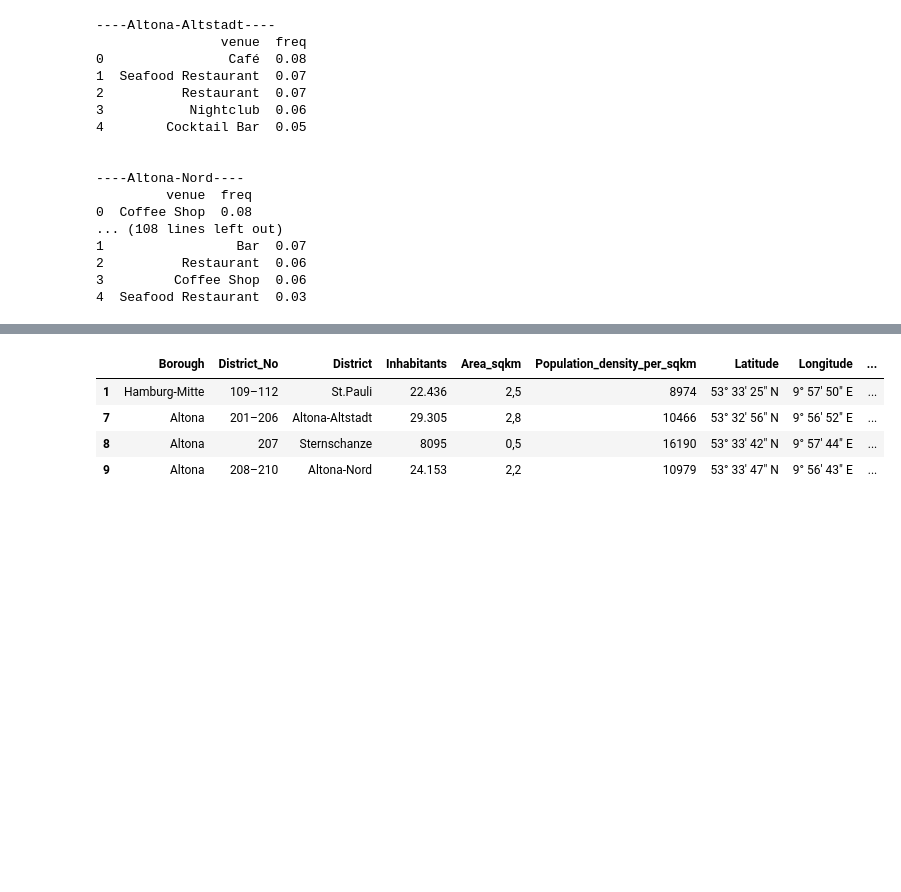
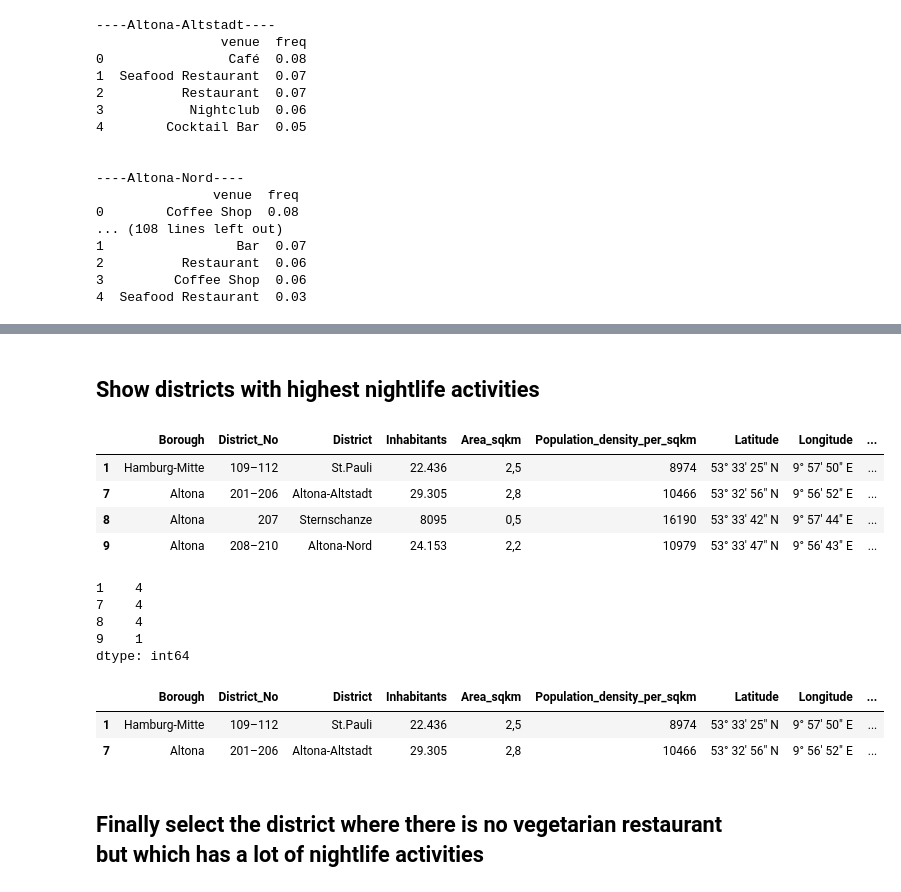
Before and after one commit to deJaneiro71/coursera-capstone-project, a Jupyter notebook: Coursera - final Capstone project.ipynb, the cells around one changed output, grey strips where cells are left out. Drawn from its saved outputs; the diff is of its cells as text; code cells hidden in the pictures; blank space fills up the shorter version.

```diff
--- a/Coursera - final Capstone project.ipynb
+++ b/Coursera - final Capstone project.ipynb
@@ -675,5 +673,7 @@ hamburg_merged.loc[hamburg_merged['Cluster Labels'] == 3, hamburg_merged.columns
+# %% [markdown]
+## Show districts with highest nightlife activities
 # %%
-venue_kind = ['Bar', 'Cocktail Bar', 'Nightclub', 'Pub']
+venue_kind = ['Bar', 'Cocktail Bar', 'Nightclub', 'Pub', 'Gastropub', 'Music Venue']
 cond1 = hamburg_merged["1st_Most_Common_Venue"].isin(venue_kind)
 cond2 = hamburg_merged["2nd_Most_Common_Venue"].isin(venue_kind)
 cond3 = hamburg_merged["3rd_Most_Common_Venue"].isin(venue_kind)
@@ -690,3 +690,22 @@ hh_nightlife_districts
 | 7 | Altona | 201–206 | Altona-Altstadt | 29.305 | 2,8 | 10466 | 53° 32′ 56″ N | 9° 56′ 52″ E | ... |
 | 8 | Altona | 207 | Sternschanze | 8095 | 0,5 | 16190 | 53° 33′ 42″ N | 9° 57′ 44″ E | ... |
 | 9 | Altona | 208–210 | Altona-Nord | 24.153 | 2,2 | 10979 | 53° 33′ 47″ N | 9° 56′ 43″ E | ... |
+# %%
+# count occurence of ('Bar', 'Cocktail Bar', 'Nightclub', 'Pub', 'Gastropub', 'Music Venue') in venue categories
+hh_nightlife_districts.isin(venue_kind).astype(int).sum(axis=1)
+# %% [output]
+1    4
+7    4
+8    4
+9    1
+dtype: int64
+# %%
+# select districts with most entries for nightlife activities
+hh_nightlife = hh_nightlife_districts.loc[[1,7]]
+hh_nightlife
+# %% [output]
+|  | Borough | District_No | District | Inhabitants | Area_sqkm | Population_density_per_sqkm | Latitude | Longitude | ... |
+| 1 | Hamburg-Mitte | 109–112 | St.Pauli | 22.436 | 2,5 | 8974 | 53° 33′ 25″ N | 9° 57′ 50″ E | ... |
+| 7 | Altona | 201–206 | Altona-Altstadt | 29.305 | 2,8 | 10466 | 53° 32′ 56″ N | 9° 56′ 52″ E | ... |
+# %% [markdown]
+## Finally select the district where there is no vegetarian restaurant but which has a lot of nightlife activities
```
Also changed, not shown: parts of 13 cells of this notebook.
